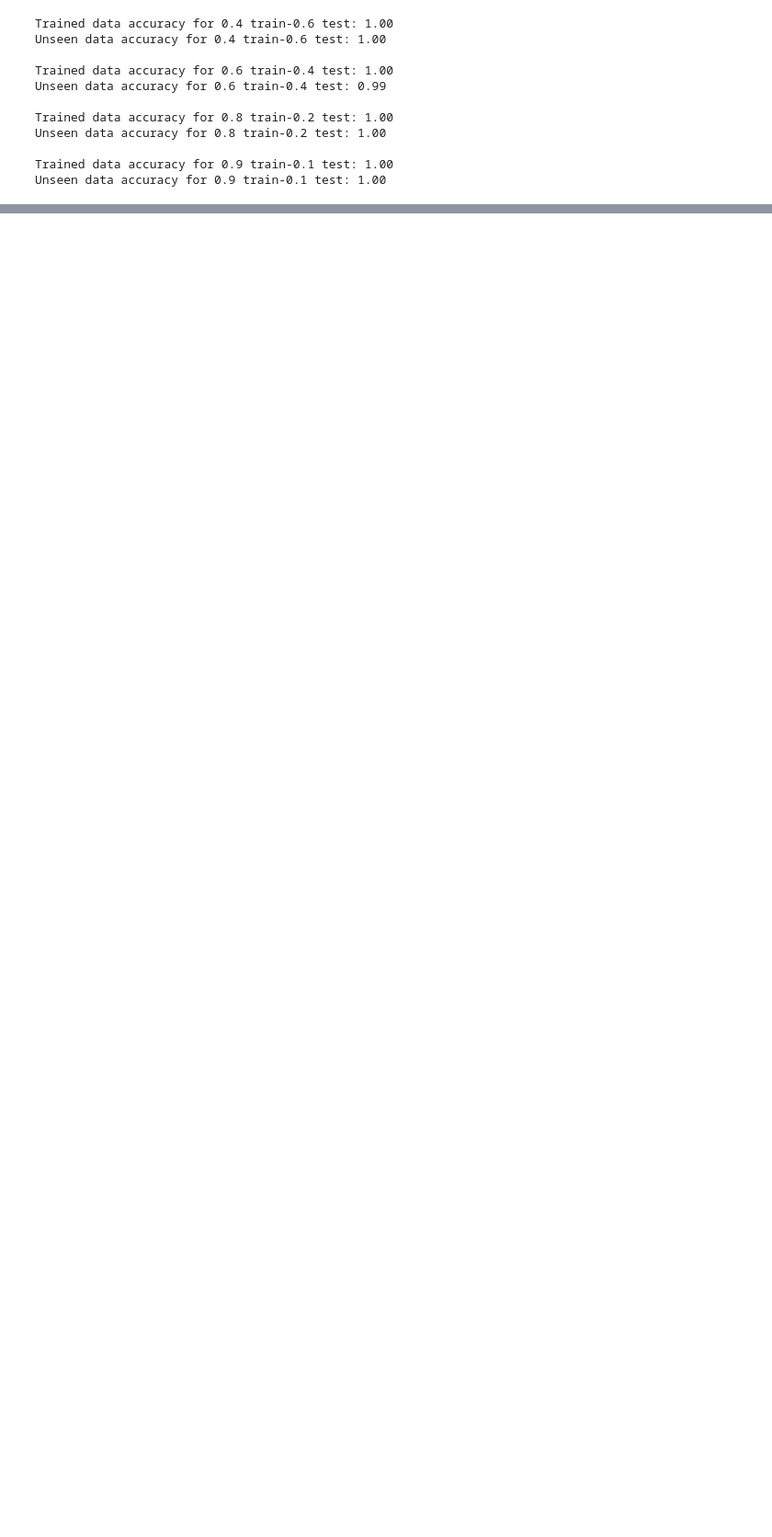
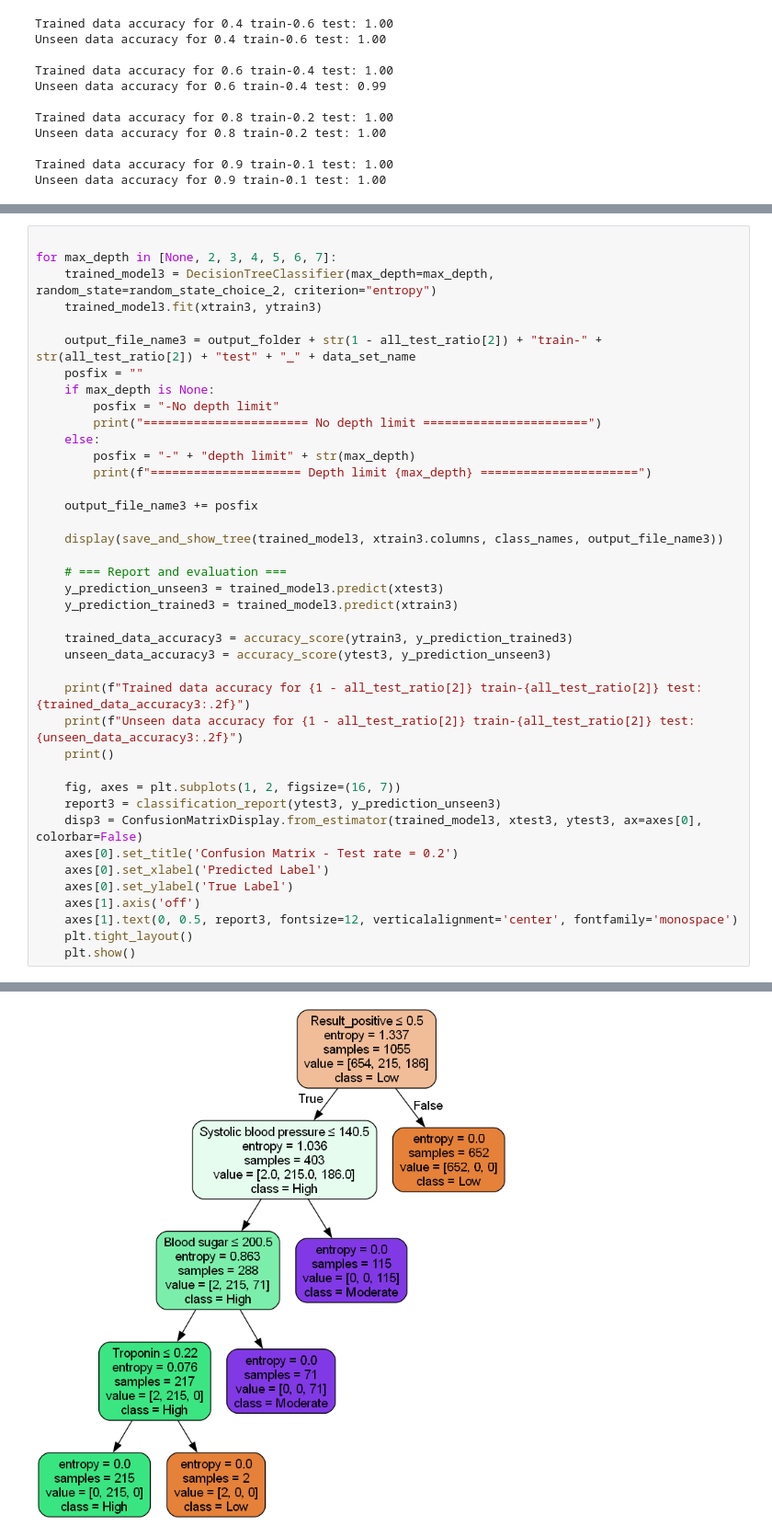
Before and after one commit to IamTpG/decision-tree, a Jupyter notebook: source/model/heart-attack-model.ipynb, the cells around one changed output, grey strips where cells are left out. Shown at 92% size. Saved outputs shown, nothing was run; the diff lists cells and outputs as text; blank space fills up the shorter version.

```diff
--- a/source/model/heart-attack-model.ipynb
+++ b/source/model/heart-attack-model.ipynb
@@ -240,3 +250,44 @@ plt.tight_layout()
 plt.show()
 # %% [output]
 [figure]
+# %%
+
+for max_depth in [None, 2, 3, 4, 5, 6, 7]:
+    trained_model3 = DecisionTreeClassifier(max_depth=max_depth, random_state=random_state_choice_2, criterion="entropy")
+    trained_model3.fit(xtrain3, ytrain3)
+
+    output_file_name3 = output_folder + str(1 - all_test_ratio[2]) + "train-" + str(all_test_ratio[2]) + "test" + "_" + data_set_name
+    posfix = ""
+    if max_depth is None:
+        posfix = "-No depth limit"
+        print("======================= No depth limit =======================")
+    else:
+        posfix = "-" + "depth limit" + str(max_depth)
+        print(f"===================== Depth limit {max_depth} ======================")
+
+    output_file_name3 += posfix
+
+    display(save_and_show_tree(trained_model3, xtrain3.columns, class_names, output_file_name3))
+
+    # === Report and evaluation ===
+    y_prediction_unseen3 = trained_model3.predict(xtest3)
+    y_prediction_trained3 = trained_model3.predict(xtrain3)
+
+    trained_data_accuracy3 = accuracy_score(ytrain3, y_prediction_trained3)
+    unseen_data_accuracy3 = accuracy_score(ytest3, y_prediction_unseen3)
+
+    print(f"Trained data accuracy for {1 - all_test_ratio[2]} train-{all_test_ratio[2]} test: {trained_data_accuracy3:.2f}")
+    print(f"Unseen data accuracy for {1 - all_test_ratio[2]} train-{all_test_ratio[2]} test: {unseen_data_accuracy3:.2f}")
+    print()
+
+    fig, axes = plt.subplots(1, 2, figsize=(16, 7))
+    report3 = classification_report(ytest3, y_prediction_unseen3)
+    disp3 = ConfusionMatrixDisplay.from_estimator(trained_model3, xtest3, ytest3, ax=axes[0], colorbar=False)
+    axes[0].set_title('Confusion Matrix - Test rate = 0.2')
+    axes[0].set_xlabel('Predicted Label')
+    axes[0].set_ylabel('True Label')
+    axes[1].axis('off')
+    axes[1].text(0, 0.5, report3, fontsize=12, verticalalignment='center', fontfamily='monospace')
+    plt.tight_layout()
+    plt.show()
+# %% [output]
@@ -242,0 +295 @@ plt.show()
+[figure, added]
```
Also changed, not shown: parts of 2 cells of this notebook, 1 other file.
